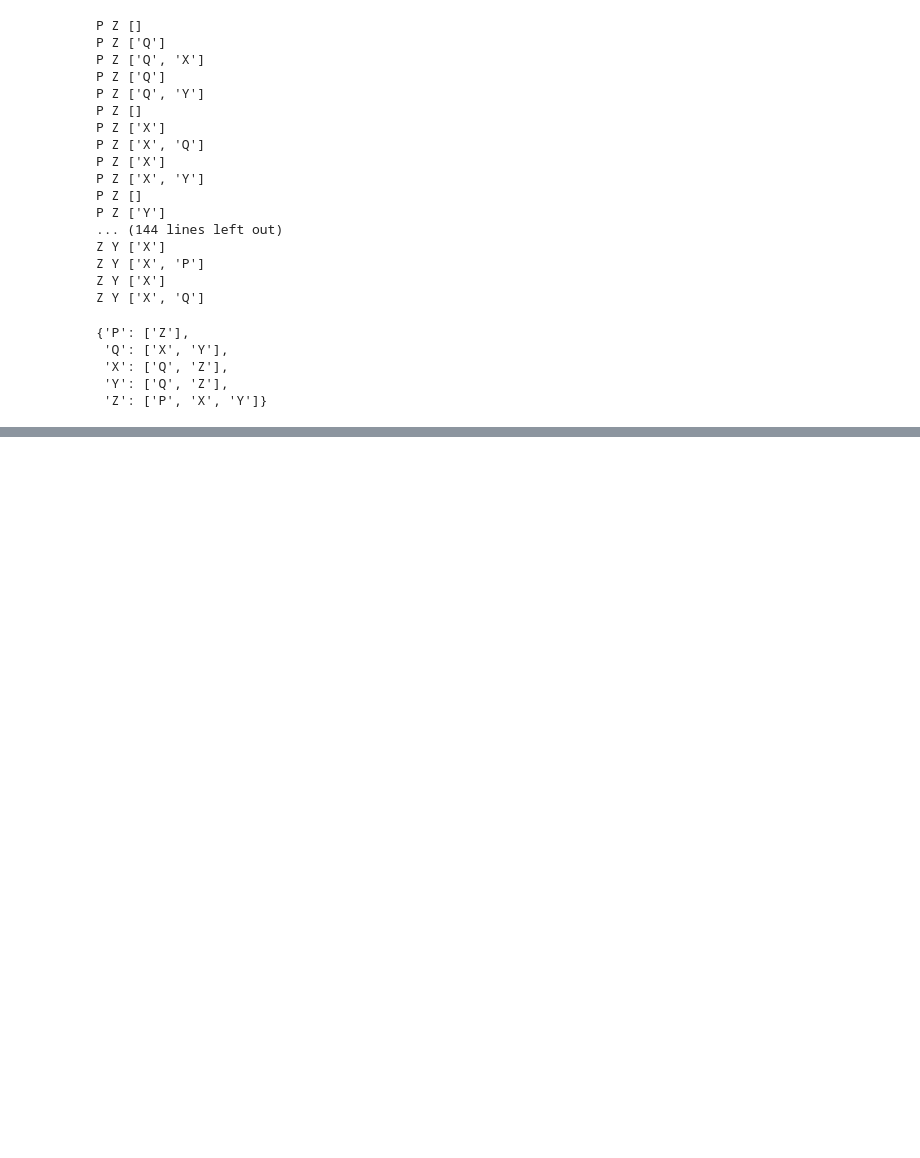
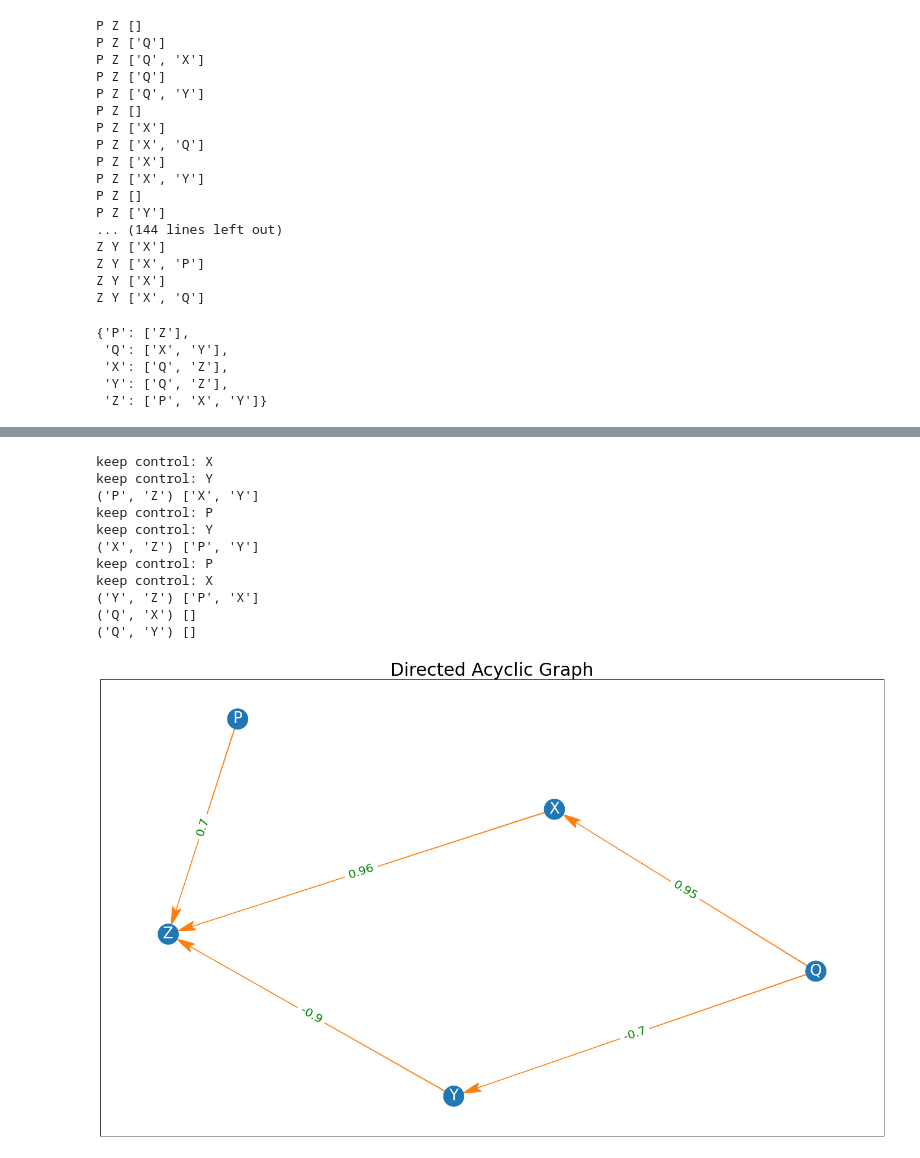
Before and after one commit to jlcatonjr/Learn-Python-for-Stats-and-Econ, a Jupyter notebook: In Class Demonstrations/Project 9 - Partial Correlations and Directed Acyclic Graphs.ipynb, the cells around one changed output, grey strips where cells are left out. Drawn from its saved outputs; the diff is of its cells as text; code cells hidden in the pictures; blank space fills up the shorter version.

```diff
--- a/In Class Demonstrations/Project 9 - Partial Correlations and Directed Acyclic Graphs.ipynb
+++ b/In Class Demonstrations/Project 9 - Partial Correlations and Directed Acyclic Graphs.ipynb
@@ -308,0 +344,61 @@ graph_DAG(undirected_graph, df)
+# %%
+from matplotlib.patches import ArrowStyle
+
+def graph_DAG(edges, df, title=""):
+    graph = nx.DiGraph()
+
+    edge_labels = {}
+    for edge in edges:
+        controls = [key for key in df.keys() if key not in edge]
+        control = list(set(controls))
+        keep_controls = []
+        for control in controls:
+            control_edges = [ctrl_edge for ctrl_edge in edges if control == ctrl_edge[0]]
+            if (control, edge[1]) in control_edges:
+                print("keep control:", control)
+                keep_controls.append(control)
+        print(edge, keep_controls)
+        # build pcorr matrix with nodes from the edge + controls
+        pcorr = df[[edge[0], edge[1]]+keep_controls].pcorr().round(2)
+        edge_labels[edge] = str(pcorr.loc[edge[1], edge[0]])
+
+    graph.add_edges_from(edges)
+    color_map = ["C0" for g in graph]
+
+    fig, ax = plt.subplots(figsize = (20,12))
+    graph.nodes()
+    plt.tight_layout()
+    pos = nx.spring_layout(graph)
+    plt.title(title, fontsize = 30)
+    nx.draw_networkx(graph,
+                    pos,
+                    node_color = color_map,
+                    node_size = 1200,
+                    font_color = "white",
+                    font_size = 26,
+                    alpha = 1,
+                    width = 1,
+                    edge_color = "C1",
+                    arrowstyle = ArrowStyle("Fancy, head_length=3, head_width=1.5, tail_width = .1"))
+
+    nx.draw_networkx_edge_labels(graph,
+                                pos,
+                                edge_labels = edge_labels,
+                                font_color = "green",
+                                font_size = 20)
+
+    plt.show()
+graph_DAG(edges, df, title = "Directed Acyclic Graph")
+# %% [output]
+keep control: X
+keep control: Y
+('P', 'Z') ['X', 'Y']
+keep control: P
+keep control: Y
+('X', 'Z') ['P', 'Y']
+keep control: P
+keep control: X
+('Y', 'Z') ['P', 'X']
+('Q', 'X') []
+('Q', 'Y') []
+[figure, added]
```
Also changed, not shown: parts of 13 cells of this notebook, 2 other files.
